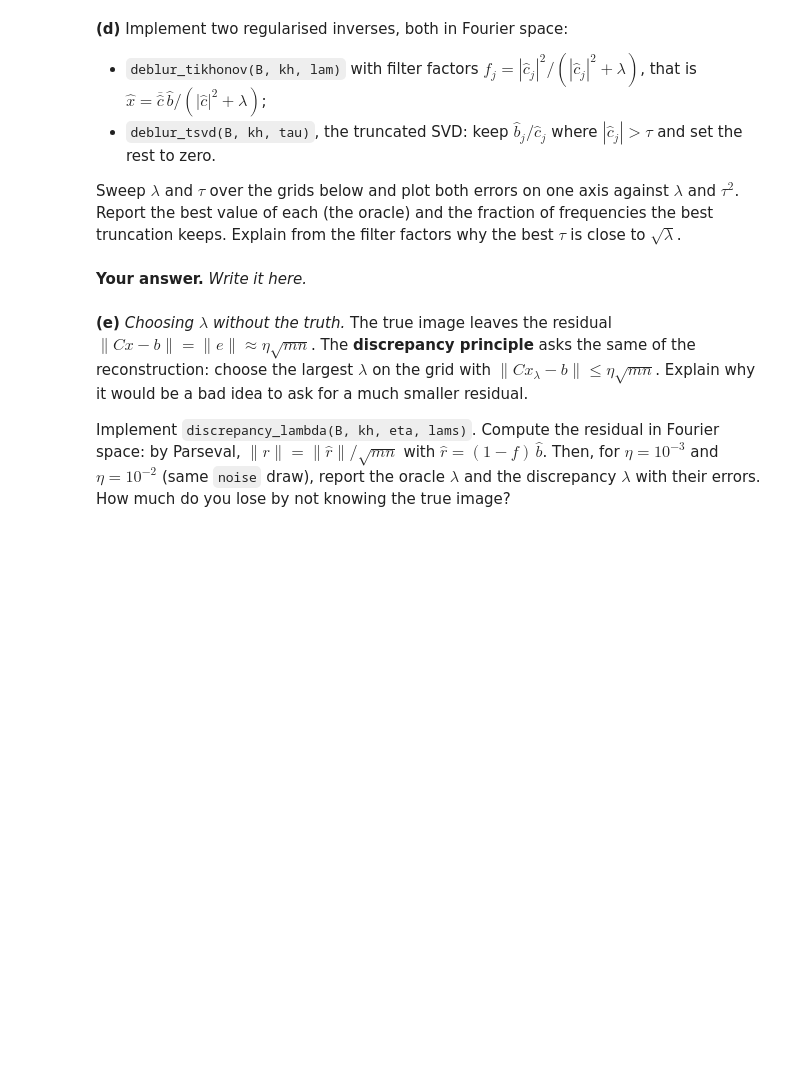
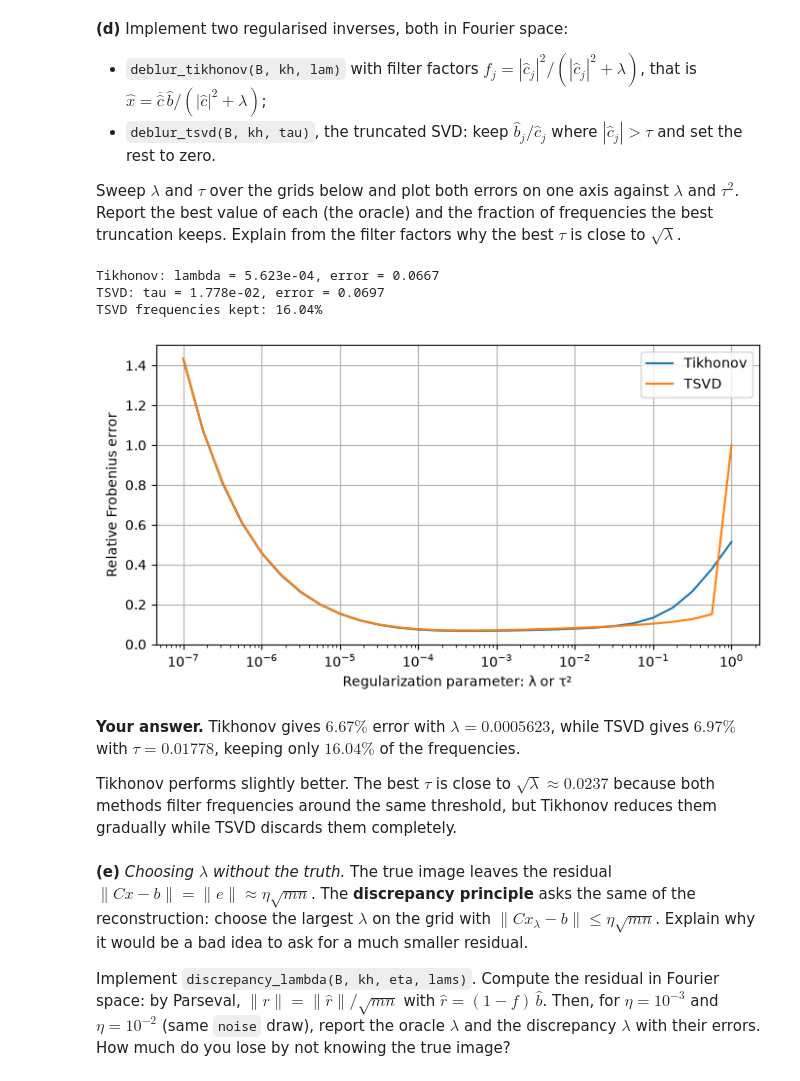
Before and after one commit to hryhola/linear-algebra-ucu, a Jupyter notebook: labs/lab4/Lab4-CoreA-spectrum-filtering.ipynb, the cells around one changed output. Drawn from its saved outputs; the diff is of its cells as text; code cells hidden in the pictures; blank space fills up the shorter version.

```diff
--- a/labs/lab4/Lab4-CoreA-spectrum-filtering.ipynb
+++ b/labs/lab4/Lab4-CoreA-spectrum-filtering.ipynb
@@ -271,17 +553,71 @@ Sweep $\lambda$ and $\tau$ over the grids below and plot both errors on one axis
 # %%
 def deblur_tikhonov(B, kh, lam):
     # YOUR CODE HERE
-    raise NotImplementedError
+    Bhat = np.fft.fft2(B)
+
+    Xhat = np.conj(kh) * Bhat / (np.abs(kh)**2 + lam)
+
+    return np.fft.ifft2(Xhat).real
 
 def deblur_tsvd(B, kh, tau):
     # YOUR CODE HERE
-    raise NotImplementedError
+    Bhat = np.fft.fft2(B)
+
+    keep = np.abs(kh) > tau
+
+    Xhat = np.zeros_like(Bhat)
+    Xhat[keep] = Bhat[keep] / kh[keep]
+
+    return np.fft.ifft2(Xhat).real
 
 lams = 10.0 ** np.arange(-7, 0.01, 0.25)
 taus = np.sqrt(lams)
 # YOUR CODE HERE: errors over the grids, the two oracles, and the plot
+
+# Calculate reconstruction errors for every parameter
+tik_errors = [
+    rel(deblur_tikhonov(B, kh, lam))
+    for lam in lams
+]
+
+tsvd_errors = [
+    rel(deblur_tsvd(B, kh, tau))
+    for tau in taus
+]
+
+# Find the smallest error in each list
+i_tik = np.argmin(tik_errors)
+i_tsvd = np.argmin(tsvd_errors)
+
+best_lam = lams[i_tik]
+best_tau = taus[i_tsvd]
+
+# Fraction of frequencies retained by the best TSVD
+fraction_kept = np.mean(np.abs(kh) > best_tau)
+
+print(f"Tikhonov: lambda = {best_lam:.3e}, error = {tik_errors[i_tik]:.4f}")
+print(f"TSVD: tau = {best_tau:.3e}, error = {tsvd_errors[i_tsvd]:.4f}")
+print(f"TSVD frequencies kept: {fraction_kept:.2%}")
+
+plt.figure(figsize=(8, 4))
+
+plt.semilogx(lams, tik_errors, label="Tikhonov")
+plt.semilogx(taus**2, tsvd_errors, label="TSVD")
+
+plt.xlabel("Regularization parameter: λ or τ²")
+plt.ylabel("Relative Frobenius error")
+plt.legend()
+plt.grid(True)
+plt.show()
+# %% [output]
+Tikhonov: lambda = 5.623e-04, error = 0.0667
+TSVD: tau = 1.778e-02, error = 0.0697
+TSVD frequencies kept: 16.04%
+[figure, added]
 # %% [markdown]
-**Your answer.** *Write it here.*
+**Your answer.** Tikhonov gives $6.67\%$ error with $\lambda = 0.0005623$, while TSVD gives $6.97\%$ with $\tau = 0.01778$, keeping only $16.04\%$ of the frequencies.
+
+Tikhonov performs slightly better. The best $\tau$ is close to $\sqrt{\lambda} \approx 0.0237$ because both methods filter frequencies around the same threshold, but Tikhonov reduces them gradually while TSVD discards them completely.
 # %% [markdown]
 **(e)** *Choosing $\lambda$ without the truth.* The true image leaves the residual $\|Cx - b\| = \|e\| \approx \eta\sqrt{mn}$. The **discrepancy principle** asks the same of the reconstruction: choose the largest $\lambda$ on the grid with $\|Cx_\lambda - b\| \le \eta\sqrt{mn}$. Explain why it would be a bad idea to ask for a much smaller residual.
 
```
Also changed, not shown: parts of 45 cells of this notebook.
